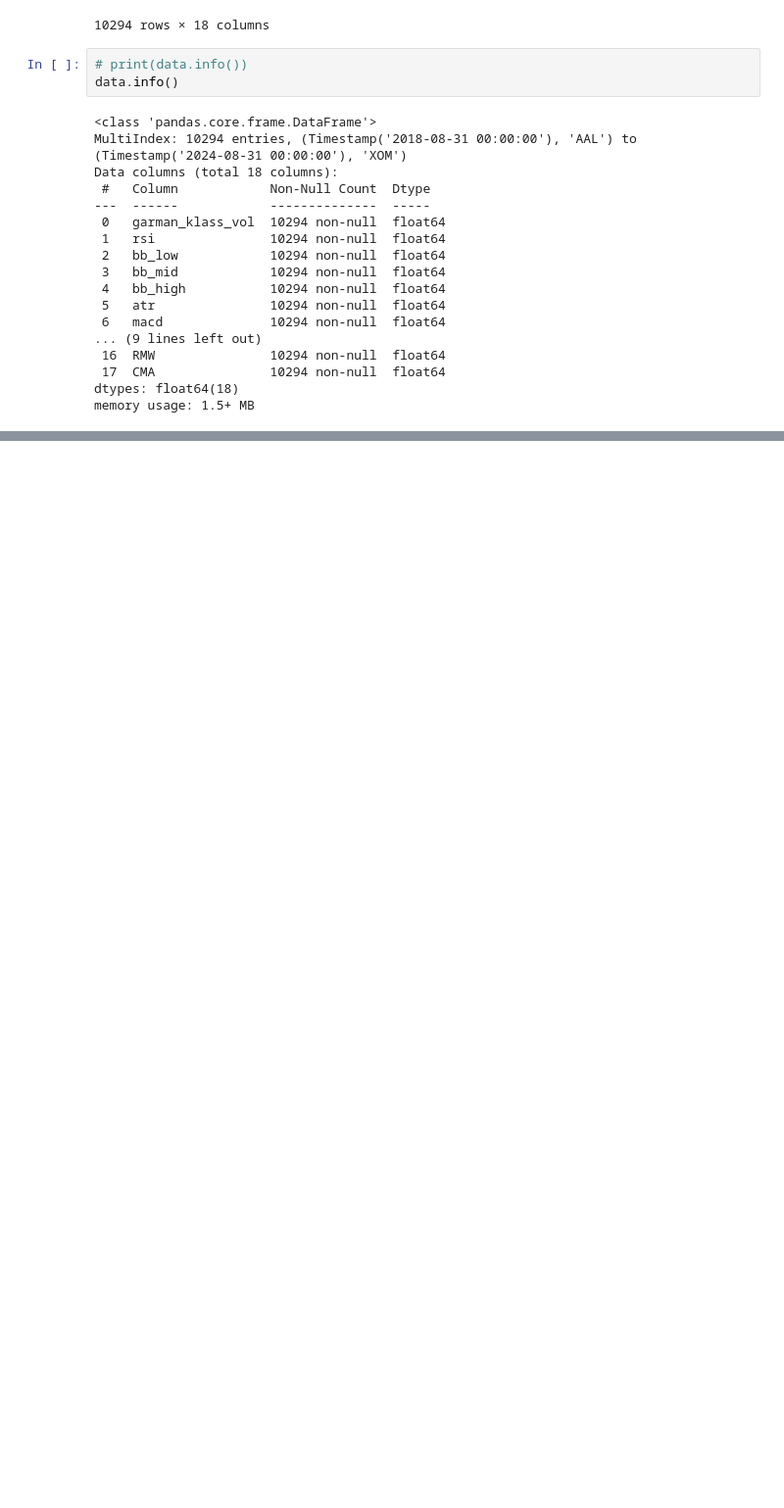
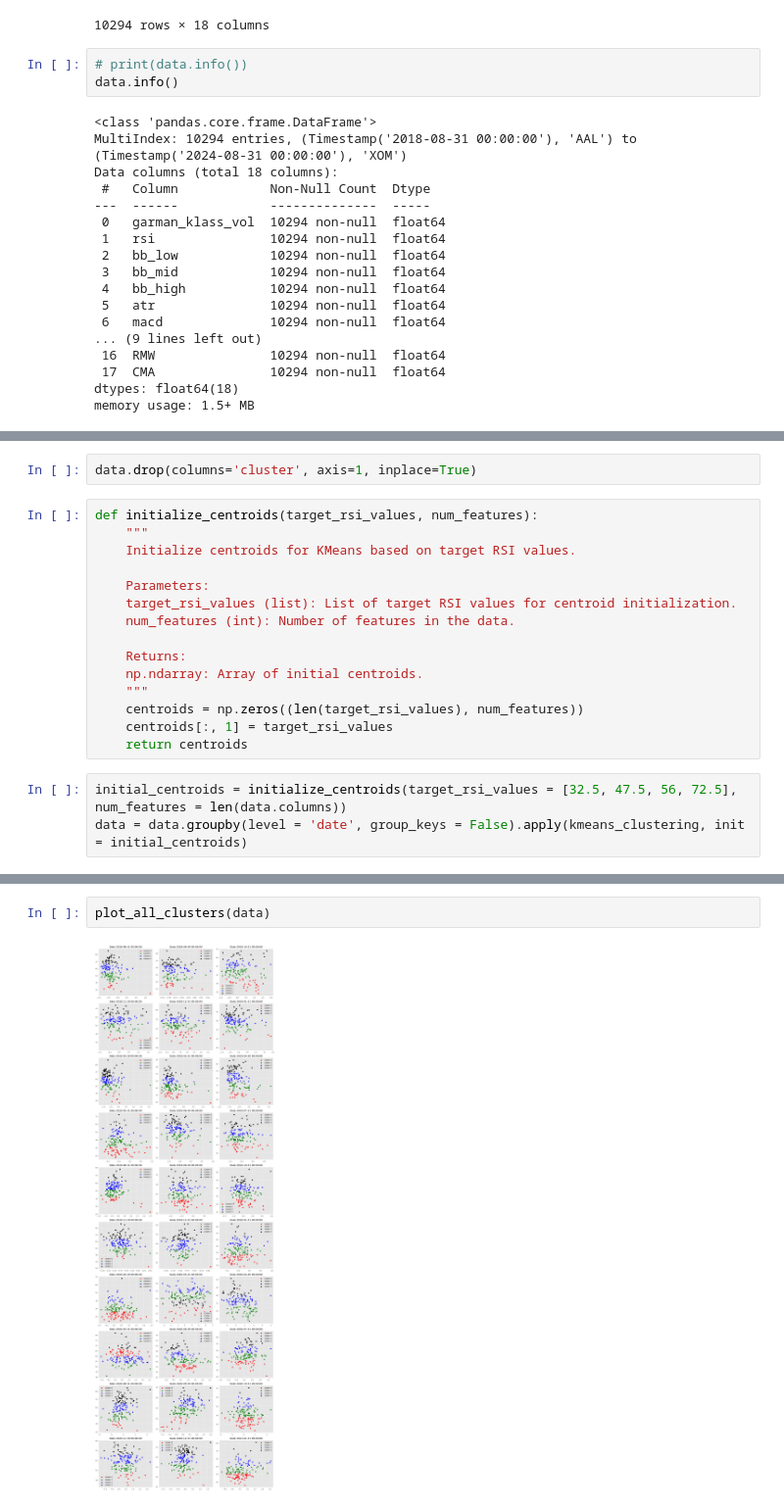
Before and after one commit to AliEhsanian/TradingStrategyWithClustering, a Jupyter notebook: ClusteringStocksTrading.ipynb, the cells around one changed output, grey strips where cells are left out. Shown at 98% size. Drawn from its saved outputs; the diff is of its cells as text; blank space fills up the shorter version.

```diff
--- a/ClusteringStocksTrading.ipynb
+++ b/ClusteringStocksTrading.ipynb
@@ -792,0 +855,20 @@ data.describe()
+# %%
+data.drop(columns='cluster', axis=1, inplace=True)
+# %%
+def initialize_centroids(target_rsi_values, num_features):
+    """
+    Initialize centroids for KMeans based on target RSI values.
+
+    Parameters:
+    target_rsi_values (list): List of target RSI values for centroid initialization.
+    num_features (int): Number of features in the data.
+
+    Returns:
+    np.ndarray: Array of initial centroids.
+    """
+    centroids = np.zeros((len(target_rsi_values), num_features))
+    centroids[:, 1] = target_rsi_values
+    return centroids
+# %%
+initial_centroids = initialize_centroids(target_rsi_values = [32.5, 47.5, 56, 72.5], num_features = len(data.columns))
+data = data.groupby(level = 'date', group_keys = False).apply(kmeans_clustering, init = initial_centroids)
@@ -792,0 +893,4 @@ data.describe()
+# %%
+plot_all_clusters(data)
+# %% [output]
+[figure, added]
```
Also changed, not shown: parts of 38 cells of this notebook.
